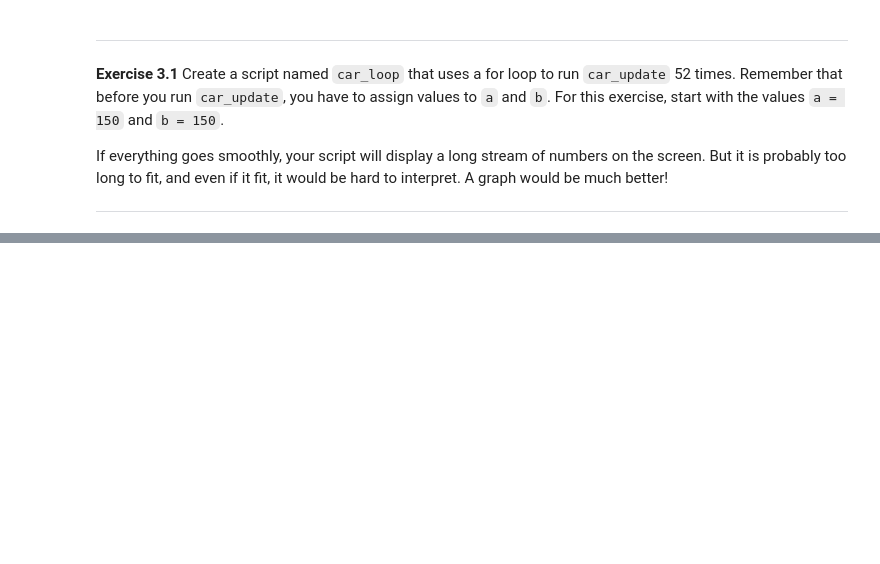
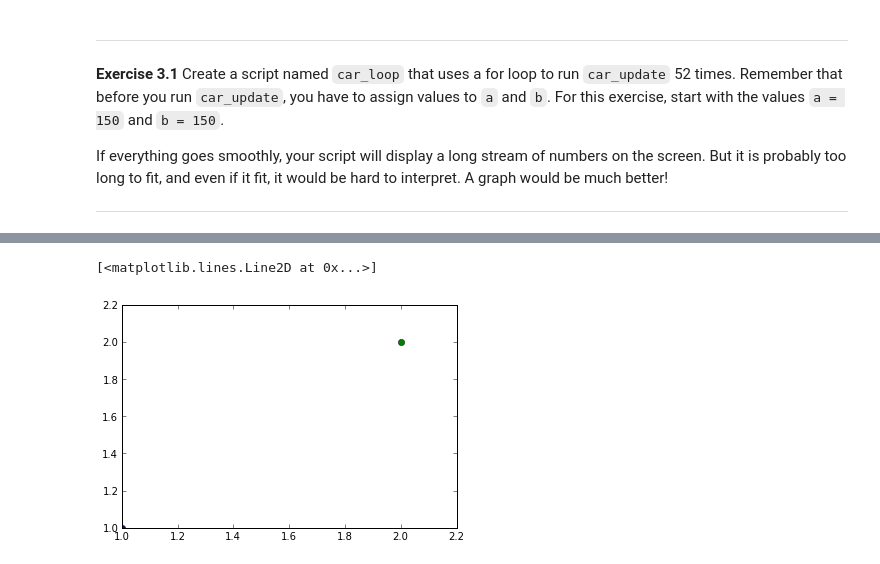
Before and after one commit to vanzaj/phys_mod_py, a Jupyter notebook: 03_Loops.ipynb, the cells around one changed output, grey strips where cells are left out. Cells and saved outputs as stored; diff of their text form; code cells hidden in the pictures; blank space fills up the shorter version.

```diff
--- a/03_Loops.ipynb
+++ b/03_Loops.ipynb
@@ -117,0 +147,7 @@ If everything goes smoothly, your script will display a long stream of numbers o
+# %%
+hold(True)
+plot(1, 1, 'o')
+plot(2, 2, 'o')
+# %% [output]
+[<matplotlib.lines.Line2D at 0x...>]
+[figure, added]
```
Also changed, not shown: parts of 28 cells of this notebook.
